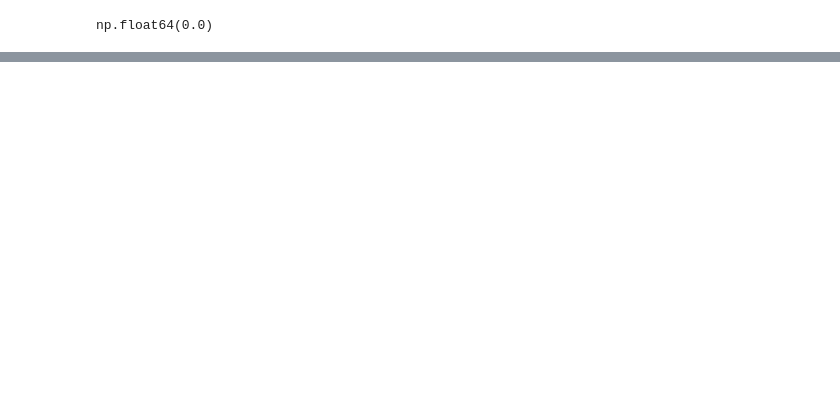
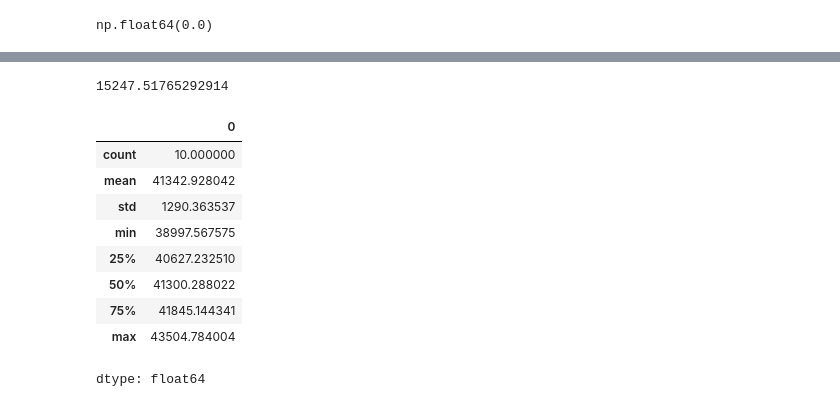
Before and after one commit to mikhail-mat/hands-on-ml, a Jupyter notebook: ml_handbook_chapter_2.ipynb, the cells around one changed output, grey strips where cells are left out. Drawn from its saved outputs; the diff is of its cells as text; code cells hidden in the pictures; blank space fills up the shorter version.

```diff
--- a/ml_handbook_chapter_2.ipynb
+++ b/ml_handbook_chapter_2.ipynb
@@ -519,0 +551,22 @@ dtype: float64
+# %%
+from sklearn.pipeline import Pipeline
+from sklearn.model_selection import GridSearchCV
+
+full_pipeline = Pipeline([
+    ('preprocessing', preprocessing),
+    ('random_forest', RandomForestRegressor(random_state=42))
+])
+
+param_grid = [
+    {'preprocessing__geo__n_clusters': [5, 8, 10],
+     'random_forest__max_features': [4, 6, 8]},
+    {'preprocessing__geo__n_clusters': [10, 15],
+     'random_forest__max_features': [6, 8, 10]}
+]
+
+grid_search = GridSearchCV(full_pipeline, param_grid, cv=3,
+                           scoring='neg_root_mean_squared_error')
+# grid_search.fit(housing, housing_labels)
+
+# grid_search.best_params_
+# should print {'preprocessing__geo__n_clusters': 15, 'random_forest__max_features': 6}
@@ -519,0 +583,12 @@ dtype: float64
+# %%
+from sklearn.model_selection import RandomizedSearchCV
+from scipy.stats import randint
+
+param_distribs = {'preprocessing__geo__n_clusters': randint(low=3, high=50),
+                  'random_forest__max_features': randint(low=2, high=20)}
+
+rnd_search = RandomizedSearchCV(full_pipeline, param_distribs, n_iter=5, cv=3,
+                                scoring='neg_root_mean_squared_error',
+                                random_state=4, n_jobs=-1)
+
+rnd_search.fit(housing[:1000], housing_labels[:1000])
@@ -519,0 +612,4 @@ dtype: float64
+# %%
+best_params = rnd_search.best_params_
+full_pipeline.set_params(**best_params)
+full_pipeline.fit(housing, housing_labels)
@@ -519,0 +659,21 @@ dtype: float64
+# %%
+from sklearn.metrics import mean_squared_error
+random_forest_rmse = mean_squared_error(housing_labels, y_pred)**0.5
+random_forest_rmse
+# %% [output]
+15247.51765292914
+# %%
+random_forest_cv_rmse = -cross_val_score(full_pipeline, housing, housing_labels,
+                              scoring='neg_root_mean_squared_error', cv=10)
+pd.Series(random_forest_cv_rmse).describe()
+# %% [output]
+|  | 0 |
+| count | 10.000000 |
+| mean | 41342.928042 |
+| std | 1290.363537 |
+| min | 38997.567575 |
+| 25% | 40627.232510 |
+| 50% | 41300.288022 |
+| 75% | 41845.144341 |
+| max | 43504.784004 |
+dtype: float64
```
Also changed, not shown: parts of 19 cells of this notebook.
